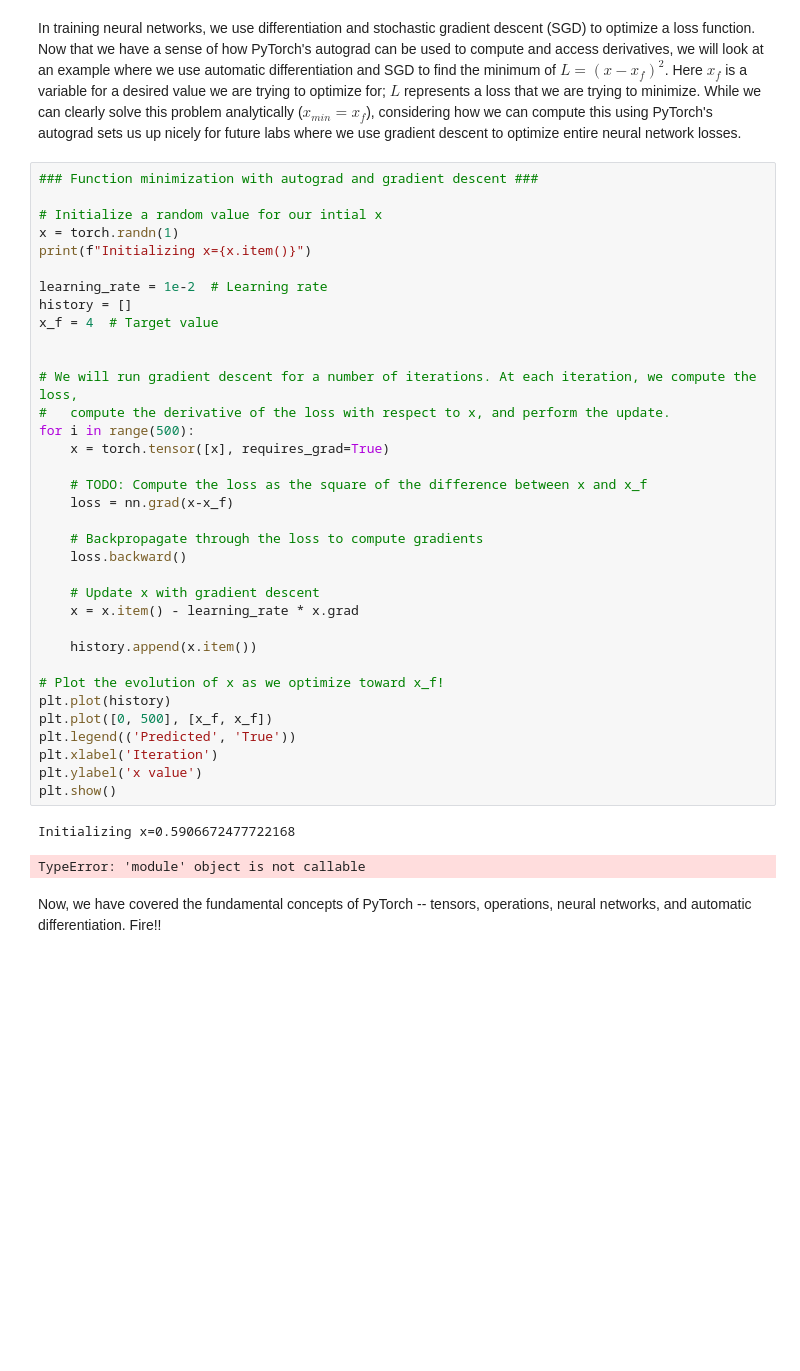
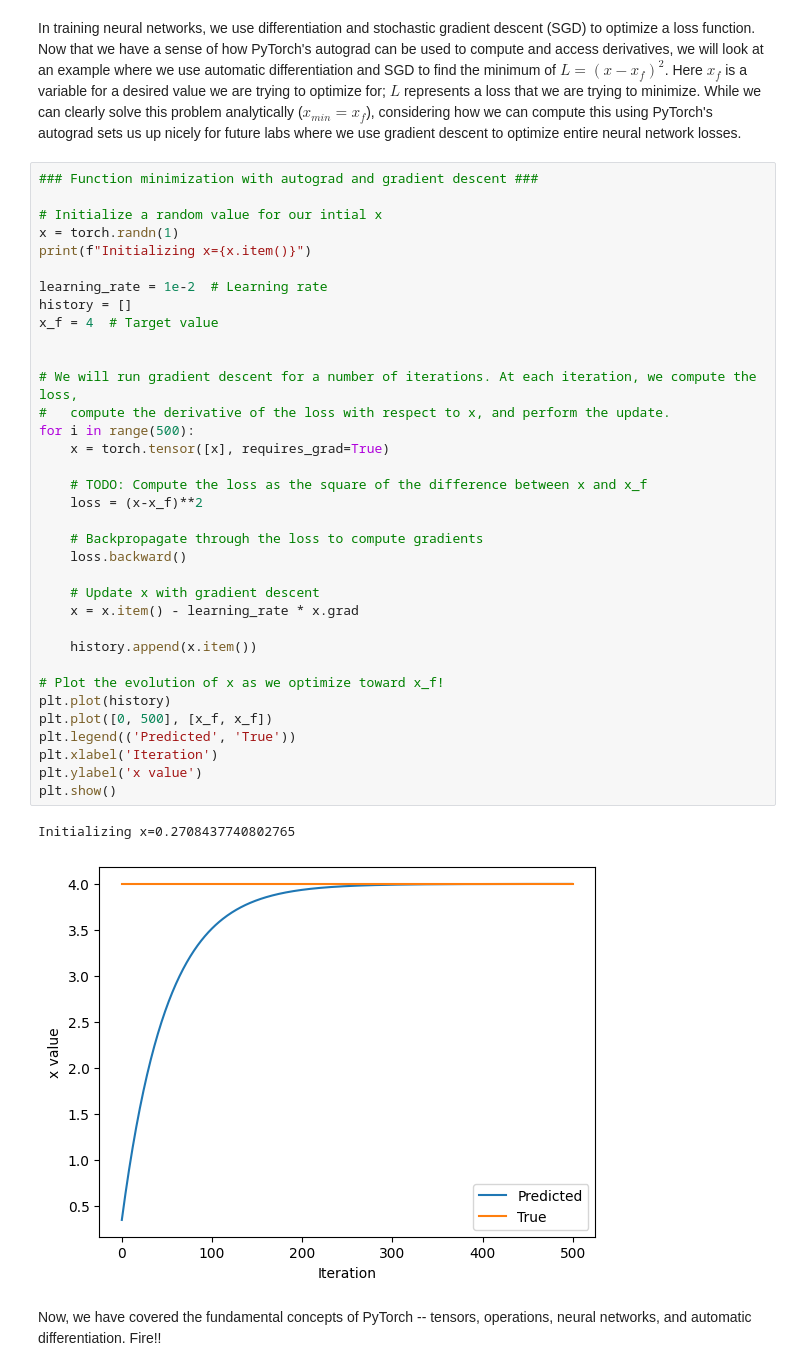
Before and after one commit to parnadesai/TensorFlowColab, a Jupyter notebook: lab1/PT_Part1_Intro.ipynb, the cells around one changed output. Cells and saved outputs as stored; diff of their text form; blank space fills up the shorter version.

```diff
--- a/lab1/PT_Part1_Intro.ipynb
+++ b/lab1/PT_Part1_Intro.ipynb
@@ -331,35 +354,35 @@ x = torch.randn(1)
 print(f"Initializing x={x.item()}")
 
 learning_rate = 1e-2  # Learning rate
 history = []
 x_f = 4  # Target value
 
 
 # We will run gradient descent for a number of iterations. At each iteration, we compute the loss,
 #   compute the derivative of the loss with respect to x, and perform the update.
 for i in range(500):
     x = torch.tensor([x], requires_grad=True)
 
     # TODO: Compute the loss as the square of the difference between x and x_f
-    loss = nn.grad(x-x_f)
+    loss = (x-x_f)**2
 
     # Backpropagate through the loss to compute gradients
     loss.backward()
 
     # Update x with gradient descent
     x = x.item() - learning_rate * x.grad
 
     history.append(x.item())
 
 # Plot the evolution of x as we optimize toward x_f!
 plt.plot(history)
 plt.plot([0, 500], [x_f, x_f])
 plt.legend(('Predicted', 'True'))
 plt.xlabel('Iteration')
 plt.ylabel('x value')
 plt.show()
 # %% [output]
-Initializing x=0.5906672477722168
+Initializing x=0.2708437740802765
-TypeError: 'module' object is not callable
+[figure, added]
 # %% [markdown]
 Now, we have covered the fundamental concepts of PyTorch -- tensors, operations, neural networks, and automatic differentiation. Fire!!
```
Also changed, not shown: parts of 12 cells of this notebook.
